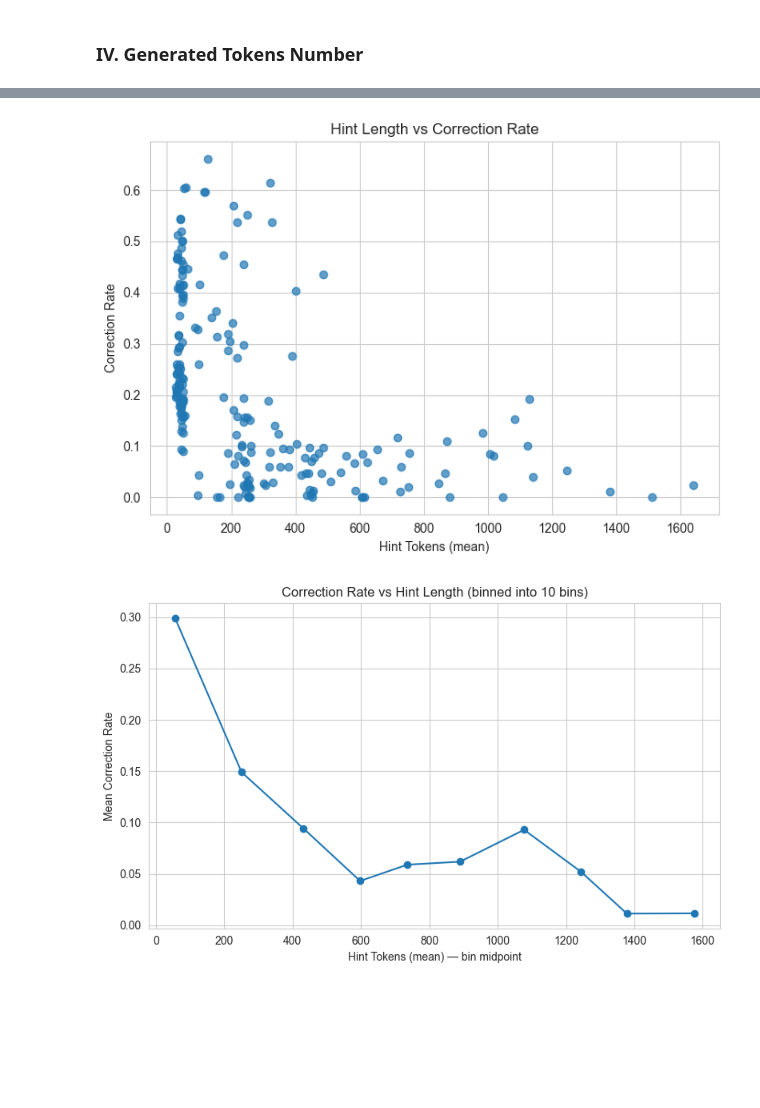
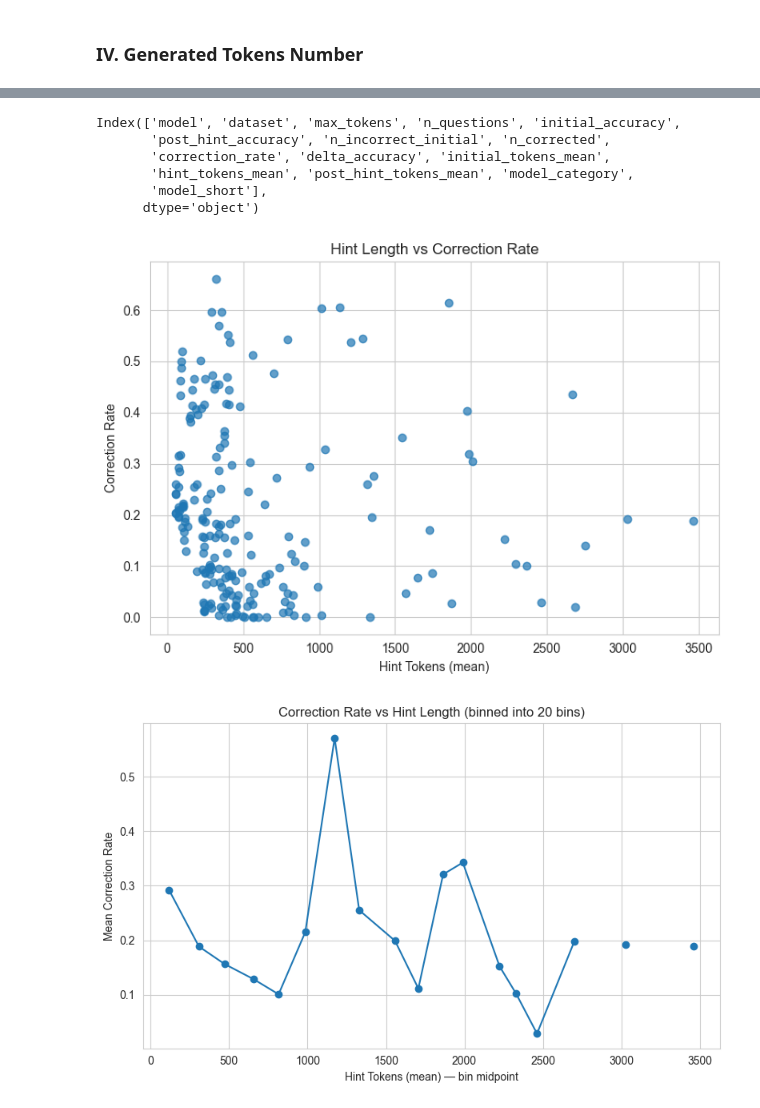
Before and after one commit to anbauoq/llm-self-refinement-eval-2.0, a Jupyter notebook: evaluation/evaluation.ipynb, the cells around one changed output, grey strips where cells are left out. Drawn from its saved outputs; the diff is of its cells as text; code cells hidden in the pictures; blank space fills up the shorter version.

```diff
--- a/evaluation/evaluation.ipynb
+++ b/evaluation/evaluation.ipynb
@@ -12,7 +12,6 @@ from plots import plot_by_dataset, plot_aggregated_metric_by_dataset
 # %%
 # Load data
-metrics = pd.read_csv("results/correction_metrics.csv")
-token_counts = pd.read_csv("results/token_counts.csv")
+metrics = pd.read_csv("metrics.csv")
 # %%
 MODELS_NON_REASONING=[
   "google/gemma-2-2b-it",
@@ -382,20 +341,29 @@ plt.show()
+# %%
+metrics.columns
+# %% [output]
+Index(['model', 'dataset', 'max_tokens', 'n_questions', 'initial_accuracy',
+       'post_hint_accuracy', 'n_incorrect_initial', 'n_corrected',
+       'correction_rate', 'delta_accuracy', 'initial_tokens_mean',
+       'hint_tokens_mean', 'post_hint_tokens_mean', 'model_category',
+       'model_short'],
+      dtype='object')
 # %%
-x = df["hint_tokens_mean"].values
-y = df["correction_rate"].values
+x = metrics["hint_tokens_mean"].values
+y = metrics["correction_rate"].values
 
 plt.figure(figsize=(7, 5))
 plt.scatter(x, y, alpha=0.7)
 plt.xlabel("Hint Tokens (mean)")
 plt.ylabel("Correction Rate")
 plt.title("Hint Length vs Correction Rate")
 plt.tight_layout()
 plt.show()
 # %% [output]
-[figure, old version]
+[figure, new version]
 # %%
-n_bins = 10  # you can change to 6–15 depending on how many points you have
+n_bins = 20  # you can change to 6–15 depending on how many points you have
 
-df_bins = df[["hint_tokens_mean", "correction_rate"]].dropna().copy()
+df_bins = metrics[["hint_tokens_mean", "correction_rate"]].dropna().copy()
 df_bins["bin"] = pd.cut(df_bins["hint_tokens_mean"], bins=n_bins)
 
 binned = (
@@ -416,4 +384,4 @@ plt.title(f"Correction Rate vs Hint Length (binned into {n_bins} bins)")
 plt.tight_layout()
 plt.show()
 # %% [output]
-[figure, old version]
+[figure, new version]
```
Also changed, not shown: parts of 28 cells of this notebook, 8 other files.
